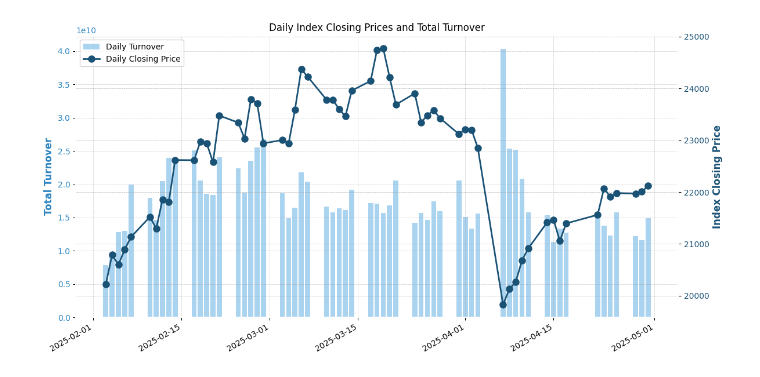
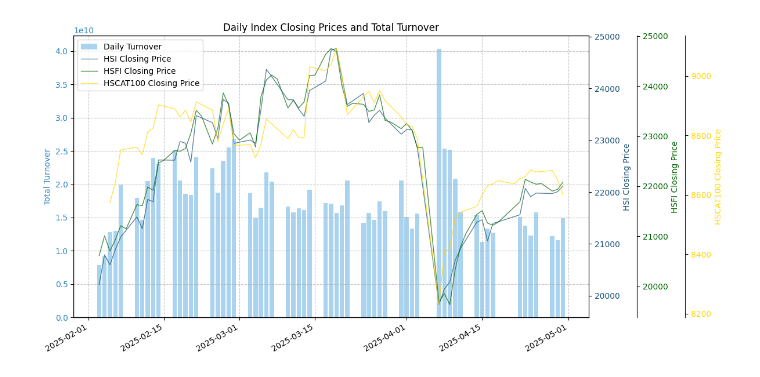
Before and after one commit to yuqiii-wang/HASEIndexQuant, a Jupyter notebook: analysis.ipynb, the cells around one changed output. Saved outputs shown, nothing was run; the diff lists cells and outputs as text; code cells hidden in the pictures.

```diff
--- a/analysis.ipynb
+++ b/analysis.ipynb
@@ -21,0 +33,6 @@ hsi_df.head()
+# %%
+hsfi_df = pd.read_excel(os.path.join("dataset", "HSFI_min_20250201-20250430.xlsx"),
+                   index_col="index")
+hsfi_df['datetime'] = pd.to_datetime(hsfi_df['date'] + ' ' + hsfi_df['time'])
+hsfi_df = hsfi_df.set_index('datetime')
+hsfi_df.head()
@@ -21,0 +47,6 @@ hsi_df.head()
+# %%
+hscat100_df = pd.read_excel(os.path.join("dataset", "HSCAT100_min_20250201-20250430.xlsx"),
+                   index_col="index")
+hscat100_df['datetime'] = pd.to_datetime(hscat100_df['date'] + ' ' + hscat100_df['time'])
+hscat100_df = hscat100_df.set_index('datetime')
+hscat100_df.head()
@@ -22,45 +61,73 @@ hsi_df.head()
 # %%
 # Resample to daily frequency
 daily_hsi_df = hsi_df.resample('D').agg({
-    'close': 'last',        # Take last closing price of the day
-    'turnover': 'sum'       # Sum all intra-day turnover
+    'close': 'last',
+    'turnover': 'sum'
 }).dropna()
+
+daily_hsfi_df = hsfi_df.resample('D').agg({'close': 'last'}).dropna()
+daily_hscat100_df = hscat100_df.resample('D').agg({'close': 'last'}).dropna()
 
 # Create figure and primary axis
 fig, ax1 = plt.subplots(figsize=(12, 6))
 
 # Create secondary axis for turnover
 ax1.bar(daily_hsi_df.index, daily_hsi_df['turnover'],
         color='#85c1e9',
         alpha=0.7,
-        width=0.8,  # Width in days (0.8 = 80% of day interval)
+        width=0.8,
         label='Daily Turnover')
 ax1.set_ylabel('Total Turnover', color='#2e86c1')
 ax1.tick_params(axis='y', labelcolor='#2e86c1')
 
-# Plot daily closing prices (deep blue line)
+# Plot HSI Closing Price
 ax2 = ax1.twinx()
 ax2.plot(daily_hsi_df.index, daily_hsi_df['close'],
          color='#1a5276',
-         marker='o',
-         linewidth=2,
-         markersize=8,
-         label='Daily Closing Price')
-ax2.set_ylabel('Index Closing Price', color='#1a5276')
+         linewidth=1,
+         alpha=0.7,
+         label='HSI Closing Price')
+ax2.set_ylabel('HSI Closing Price', color='#1a5276')
 ax2.tick_params(axis='y', labelcolor='#1a5276')
+
+# Plot HSFI Closing Price (Deep Green)
+ax3 = ax1.twinx()
+ax3.plot(daily_hsfi_df.index, daily_hsfi_df['close'],
+         color='#006400',
+         linewidth=1,
+         alpha=0.7,
+         label='HSFI Closing Price')
+ax3.set_ylabel('HSFI Closing Price', color='#006400')
+ax3.tick_params(axis='y', labelcolor='#006400')
+ax3.spines['right'].set_position(('outward', 60))
+
+# Plot HSCAT100 Closing Price (Deep Yellow)
+ax4 = ax1.twinx()
+ax4.plot(daily_hscat100_df.index, daily_hscat100_df['close'],
+         color='#FFD700',
+         linewidth=1,
+         alpha=0.7,
+         label='HSCAT100 Closing Price')
+ax4.set_ylabel('HSCAT100 Closing Price', color='#FFD700')
+ax4.tick_params(axis='y', labelcolor='#FFD700')
+ax4.spines['right'].set_position(('outward', 120))
 
 # Formatting
 ax1.xaxis.set_major_formatter(mdates.DateFormatter('%Y-%m-%d'))
 plt.title('Daily Index Closing Prices and Total Turnover')
 ax1.grid(True, linestyle='--', alpha=0.7)
 fig.autofmt_xdate()
 
 # Combine legends
-lines1, labels1 = ax1.get_legend_handles_labels()
-lines2, labels2 = ax2.get_legend_handles_labels()
-ax1.legend(lines1 + lines2, labels1 + labels2, loc='upper left')
+lines = []
+labels = []
+for ax in [ax1, ax2, ax3, ax4]:
+    ax_lines, ax_labels = ax.get_legend_handles_labels()
+    lines.extend(ax_lines)
+    labels.extend(ax_labels)
+ax1.legend(lines, labels, loc='upper left')
 
 plt.tight_layout()
 plt.show()
 # %% [output]
-[figure, old version]
+[figure, new version]
```
Also changed, not shown: parts of 9 cells of this notebook, 4 other files.
